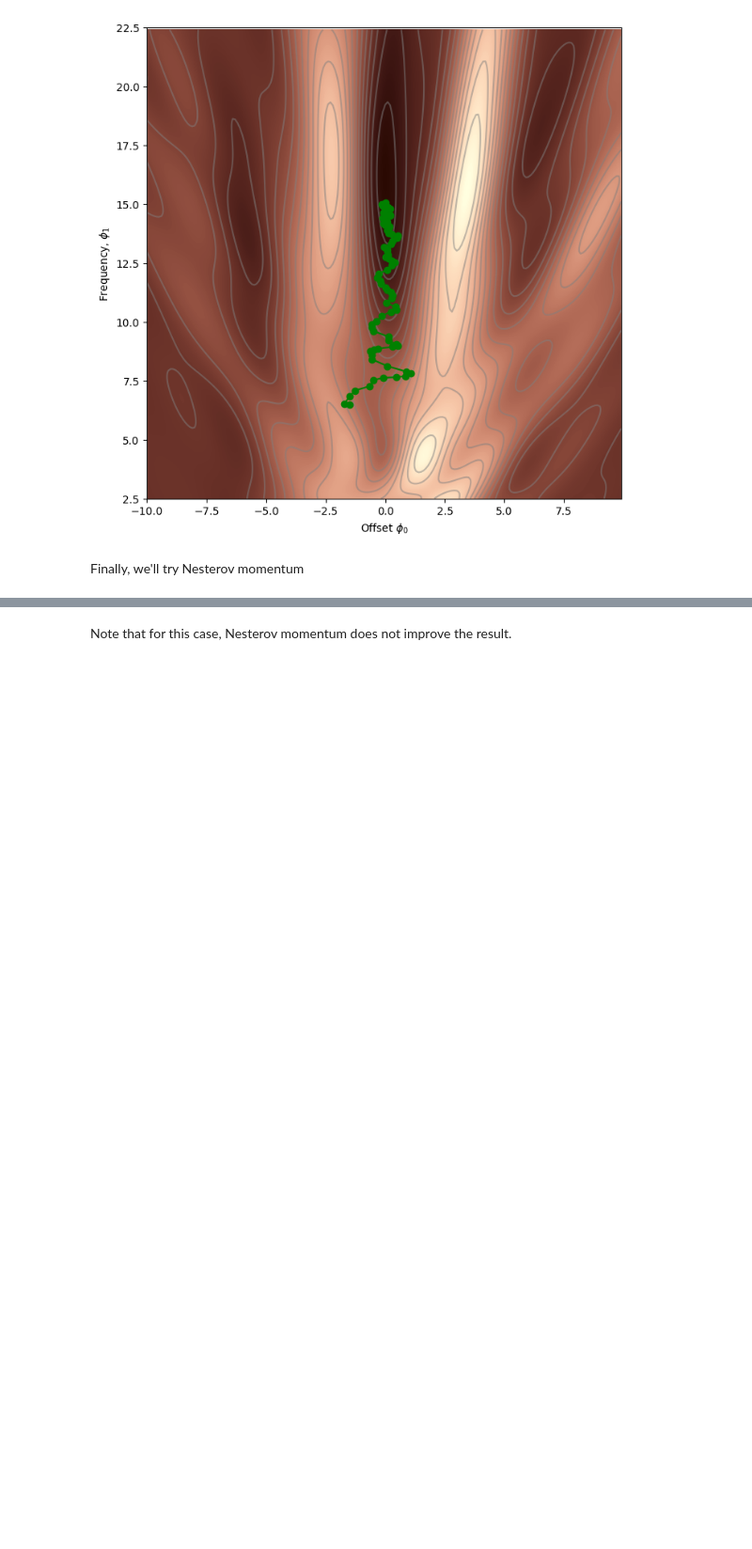
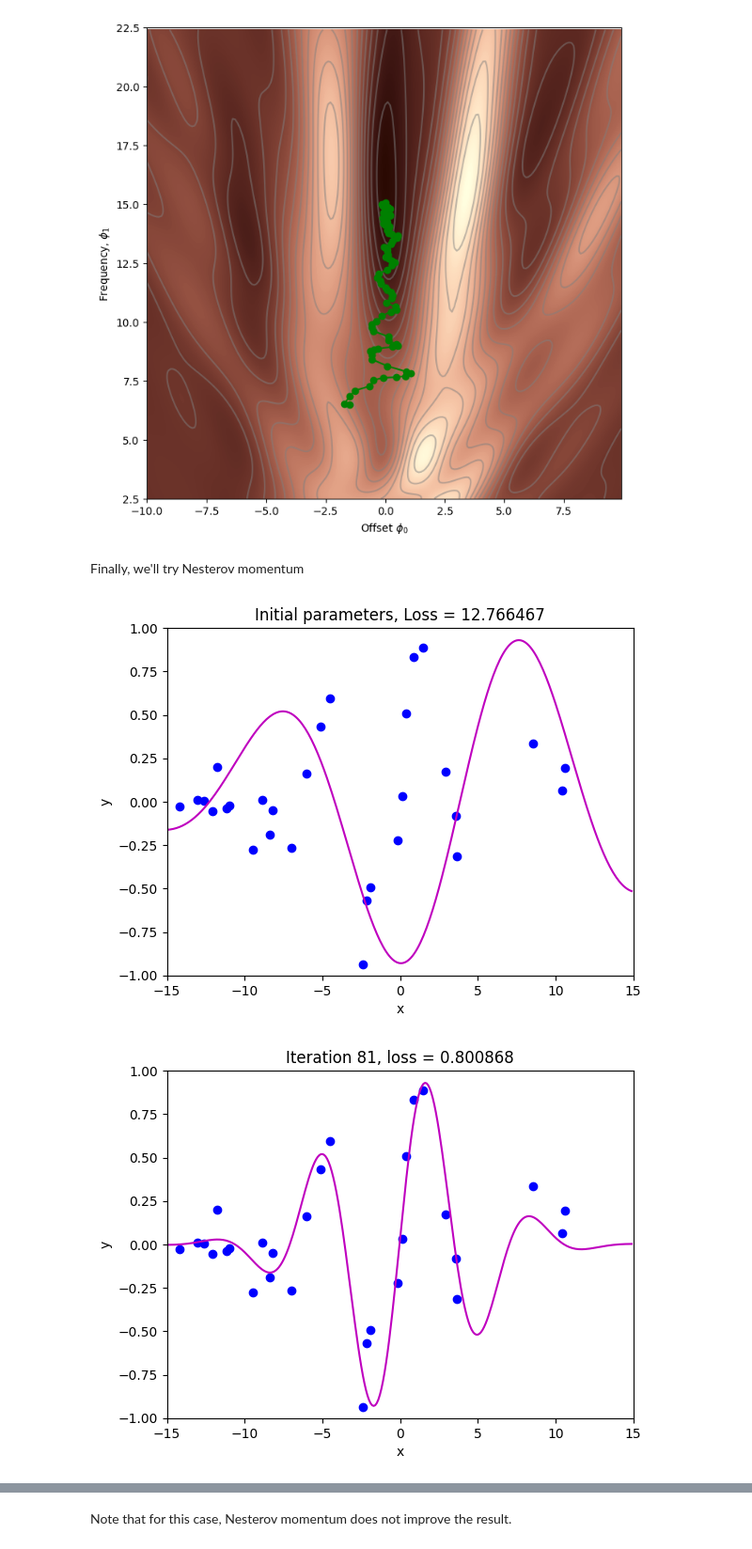
Before and after one commit to kai0511/udlbook, a Jupyter notebook: Notebooks/Chap06/6_4_Momentum.ipynb, the cells around one changed output, grey strips where cells are left out. Shown at 94% size. Cells and saved outputs as stored; diff of their text form; code cells hidden in the pictures; blank space fills up the shorter version.

```diff
--- a/Notebooks/Chap06/6_4_Momentum.ipynb
+++ b/Notebooks/Chap06/6_4_Momentum.ipynb
@@ -202,31 +202,34 @@ Finally, we'll try Nesterov momentum
 # %%
 # Set the random number generator so you always get same numbers (disable if you don't want this)
 np.random.seed(1)
 # Initialize the parameters
 n_steps = 81
 batch_size = 5
 alpha = 0.6
 beta = 0.6
 momentum = np.zeros([2,1])
 phi_all = np.zeros((2,n_steps+1))
 phi_all[0,0] = -1.5
 phi_all[1,0] = 6.5
 
 # Measure loss and draw initial model
 loss =  compute_loss(data[0,:], data[1,:], model, phi_all[:,0:1])
 draw_model(data,model,phi_all[:,0:1], "Initial parameters, Loss = %f"%(loss))
 
 for c_step in range (n_steps):
   # Choose random batch indices
   batch_index = np.random.permutation(data.shape[1])[0:batch_size]
   # TODO -- calculate Nesterov momentum - replace the lines below
   # gradient = np.zeros([2,1])
-  gradient = compute_gradient(data[0,batch_index], data[1,batch_index],  phi_all[:,c_step:c_step+1])
-  momentum = np.zeros([2,1])
+  gradient = compute_gradient(data[0,batch_index], data[1,batch_index],  phi_all[:,c_step:c_step+1] - alpha * beta * momentum)
+  momentum = beta * momentum + (1 - beta) * gradient
 
   # Update the parameters
   phi_all[:,c_step+1:c_step+2] = phi_all[:,c_step:c_step+1] - alpha * momentum
 
 loss =  compute_loss(data[0,:], data[1,:], model, phi_all[:,c_step+1:c_step+2])
 draw_model(data,model,phi_all[:,c_step+1], "Iteration %d, loss = %f"%(c_step+1,loss))
 draw_loss_function(compute_loss, data, model,phi_all)
+# %% [output]
+[figure, added]
+[figure, added]
```
Also changed, not shown: parts of 1 cell of this notebook.
